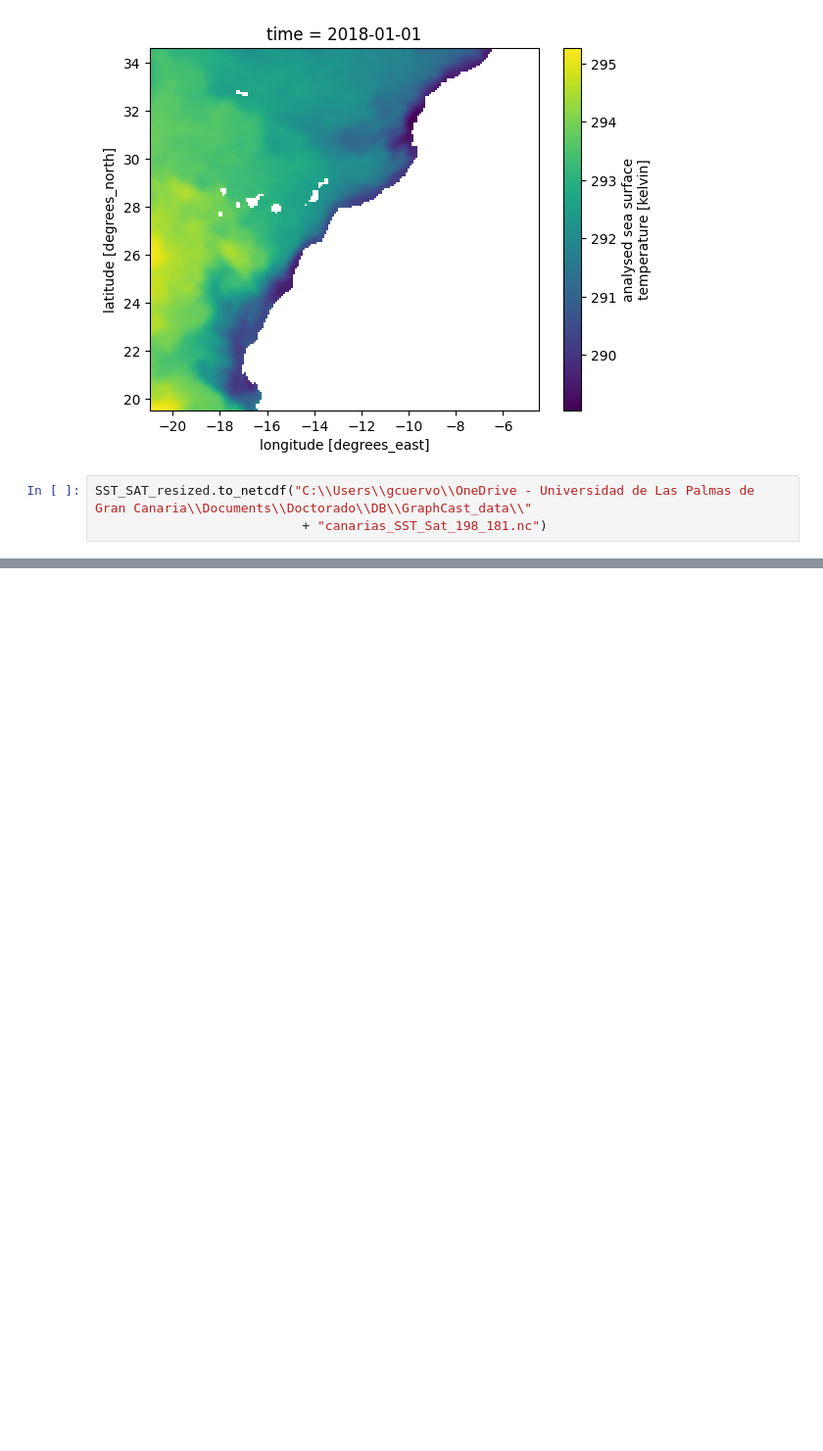
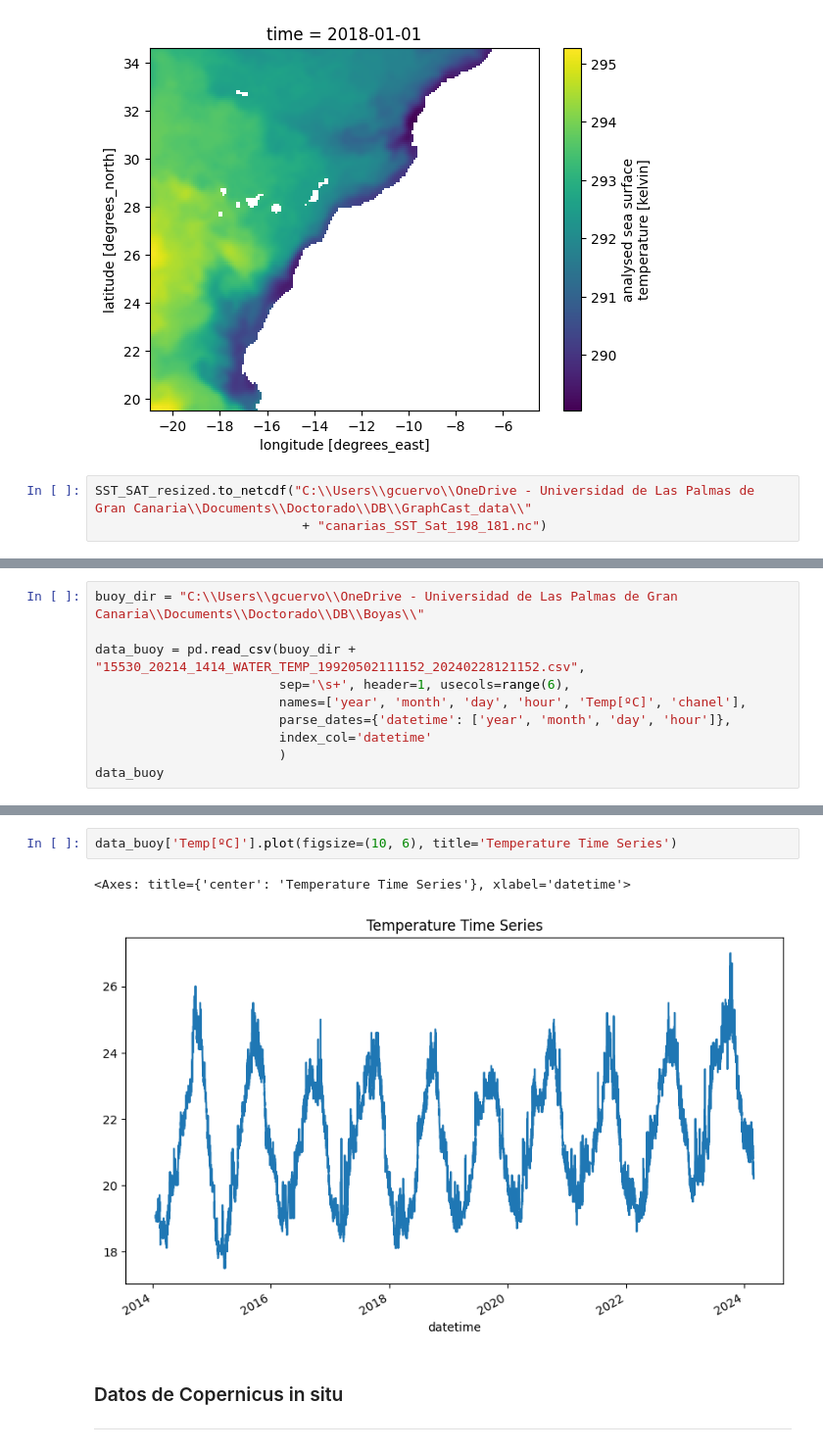
Before and after one commit to gacuervol/PhD_repo, a Jupyter notebook: data/SST_sat_model.ipynb, the cells around one changed output, grey strips where cells are left out. Shown: that part at 98% size. Drawn from its saved outputs; the diff is of its cells as text; blank space fills up the shorter version.

Commit message:
Satelital vs model vs buoy comparation done

```diff
--- a/data/SST_sat_model.ipynb
+++ b/data/SST_sat_model.ipynb
@@ -142,0 +151,10 @@ SST_SAT_resized.to_netcdf("C:\\Users\\gcuervo\\OneDrive - Universidad de Las Pal
+# %%
+buoy_dir = "C:\\Users\\gcuervo\\OneDrive - Universidad de Las Palmas de Gran Canaria\\Documents\\Doctorado\\DB\\Boyas\\"
+
+data_buoy = pd.read_csv(buoy_dir + "15530_20214_1414_WATER_TEMP_19920502111152_20240228121152.csv",
+                        sep='\s+', header=1, usecols=range(6),
+                        names=['year', 'month', 'day', 'hour', 'Temp[ºC]', 'chanel'],
+                        parse_dates={'datetime': ['year', 'month', 'day', 'hour']},
+                        index_col='datetime'
+                        )
+data_buoy
@@ -142,0 +176,8 @@ SST_SAT_resized.to_netcdf("C:\\Users\\gcuervo\\OneDrive - Universidad de Las Pal
+# %%
+data_buoy['Temp[ºC]'].plot(figsize=(10, 6), title='Temperature Time Series')
+# %% [output]
+<Axes: title={'center': 'Temperature Time Series'}, xlabel='datetime'>
+[figure, added]
+# %% [markdown]
+### Datos de Copernicus in situ
+---
```
Also changed, not shown: parts of 17 cells of this notebook.
